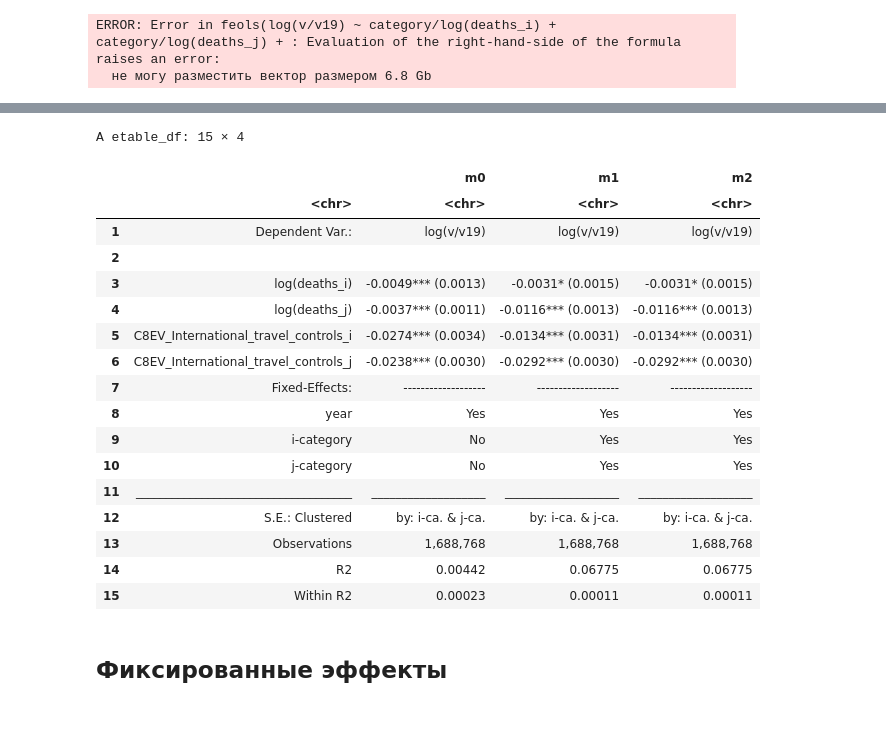
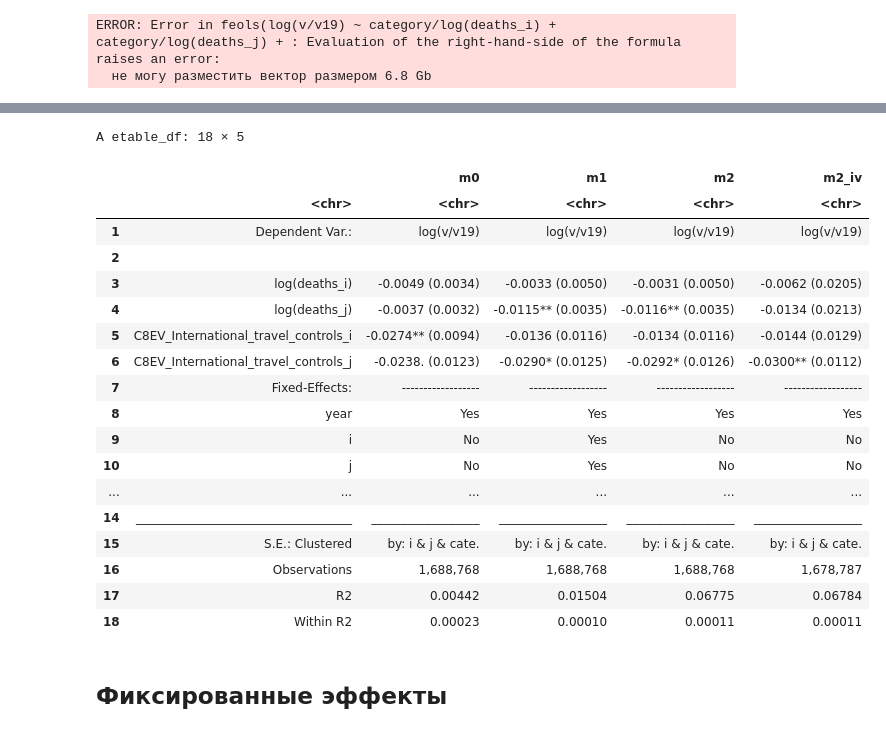
Before and after one commit to xan-d-or/thesis, a Jupyter notebook: analysis/hs2_estimation.ipynb, the cells around one changed output, grey strips where cells are left out. Drawn from its saved outputs; the diff is of its cells as text; code cells hidden in the pictures.

```diff
--- a/analysis/hs2_estimation.ipynb
+++ b/analysis/hs2_estimation.ipynb
@@ -33,6 +33,12 @@ df$deaths_j = df$`deaths:r_j`
 
 df$median_age_i = df$median_age
 df$median_age_j = df$`median_age:r_j`
+
+df$average_surface_temperature_i = df$average_surface_temperature
+df$average_surface_temperature_j = df$`average_surface_temperature:r_j`
+
+df$C1M_School_closing_i = df$C1M_School_closing
+df$C1M_School_closing_j = df$`C1M_School_closing:r_j`
 
 df$population_density_i = df$population_density
 df$population_density_j = df$`population_density:r_j`
@@ -146,3 +152,20 @@ m3 %>% summary(cluster = ~ i^category+j^category)
 # %% [output]
 ERROR: Error in feols(log(v/v19) ~ category/log(deaths_i) + category/log(deaths_j) + : Evaluation of the right-hand-side of the formula raises an error:
   не могу разместить вектор размером 6.8 Gb
+# %%
+# Инструменты не экзогенные :(
+m2_iv = feols(log(v/v19) ~ 1 +
+ C8EV_International_travel_controls_i + C8EV_International_travel_controls_j| i^category + j^category + year|
+ log(deaths_i) + log(deaths_j) ~
+#  H6M_Facial_Coverings_i+H6M_Facial_Coverings_j
+#  +
+ C1M_School_closing_i+C1M_School_closing_j
+ +
+# median_age_i + median_age_j
+# +
+population_density_i + population_density_j
+# +
+# average_surface_temperature_i + average_surface_temperature_j
+,
+ data = df)
+m2_iv %>% summary(cluster = ~ i^category+j^category)
@@ -170,21 +237,22 @@ A etable_df: 15 × 4
 # %%
-etable(m0, m1, m2, vcov = ~i^category+j^category)
+etable(m0, m1, m2, m2_iv, vcov = ~i+j+category)
 # %% [output]
-A etable_df: 15 × 4
+A etable_df: 18 × 5
-|  |  | m0 | m1 | m2 |
-|  | <chr> | <chr> | <chr> | <chr> |
-| 1 | Dependent Var.: | log(v/v19) | log(v/v19) | log(v/v19) |
-| 2 |  |  |  |  |
-| 3 | log(deaths_i) | -0.0049*** (0.0013) | -0.0031* (0.0015) | -0.0031* (0.0015) |
-| 4 | log(deaths_j) | -0.0037*** (0.0011) | -0.0116*** (0.0013) | -0.0116*** (0.0013) |
-| 5 | C8EV_International_travel_controls_i | -0.0274*** (0.0034) | -0.0134*** (0.0031) | -0.0134*** (0.0031) |
-| 6 | C8EV_International_travel_controls_j | -0.0238*** (0.0030) | -0.0292*** (0.0030) | -0.0292*** (0.0030) |
-| 7 | Fixed-Effects: | ------------------- | ------------------- | ------------------- |
-| 8 | year | Yes | Yes | Yes |
-| 9 | i-category | No | Yes | Yes |
-| 10 | j-category | No | Yes | Yes |
-| 11 | ____________________________________ | ___________________ | ___________________ | ___________________ |
-| 12 | S.E.: Clustered | by: i-ca. & j-ca. | by: i-ca. & j-ca. | by: i-ca. & j-ca. |
-| 13 | Observations | 1,688,768 | 1,688,768 | 1,688,768 |
-| 14 | R2 | 0.00442 | 0.06775 | 0.06775 |
-| 15 | Within R2 | 0.00023 | 0.00011 | 0.00011 |
+|  |  | m0 | m1 | m2 | m2_iv |
+|  | <chr> | <chr> | <chr> | <chr> | <chr> |
+| 1 | Dependent Var.: | log(v/v19) | log(v/v19) | log(v/v19) | log(v/v19) |
+| 2 |  |  |  |  |  |
+| 3 | log(deaths_i) | -0.0049 (0.0034) | -0.0033 (0.0050) | -0.0031 (0.0050) | -0.0062 (0.0205) |
+| 4 | log(deaths_j) | -0.0037 (0.0032) | -0.0115** (0.0035) | -0.0116** (0.0035) | -0.0134 (0.0213) |
+| 5 | C8EV_International_travel_controls_i | -0.0274** (0.0094) | -0.0136 (0.0116) | -0.0134 (0.0116) | -0.0144 (0.0129) |
+| 6 | C8EV_International_travel_controls_j | -0.0238. (0.0123) | -0.0290* (0.0125) | -0.0292* (0.0126) | -0.0300** (0.0112) |
+| 7 | Fixed-Effects: | ------------------ | ------------------ | ------------------ | ------------------ |
+| 8 | year | Yes | Yes | Yes | Yes |
+| 9 | i | No | Yes | No | No |
+| 10 | j | No | Yes | No | No |
+| ... | ... | ... | ... | ... | ... |
+| 14 | ____________________________________ | __________________ | __________________ | __________________ | __________________ |
+| 15 | S.E.: Clustered | by: i & j & cate. | by: i & j & cate. | by: i & j & cate. | by: i & j & cate. |
+| 16 | Observations | 1,688,768 | 1,688,768 | 1,688,768 | 1,678,787 |
+| 17 | R2 | 0.00442 | 0.01504 | 0.06775 | 0.06784 |
+| 18 | Within R2 | 0.00023 | 0.00010 | 0.00011 | 0.00011 |
```
Also changed, not shown: parts of 8 cells of this notebook, 4 other files.
